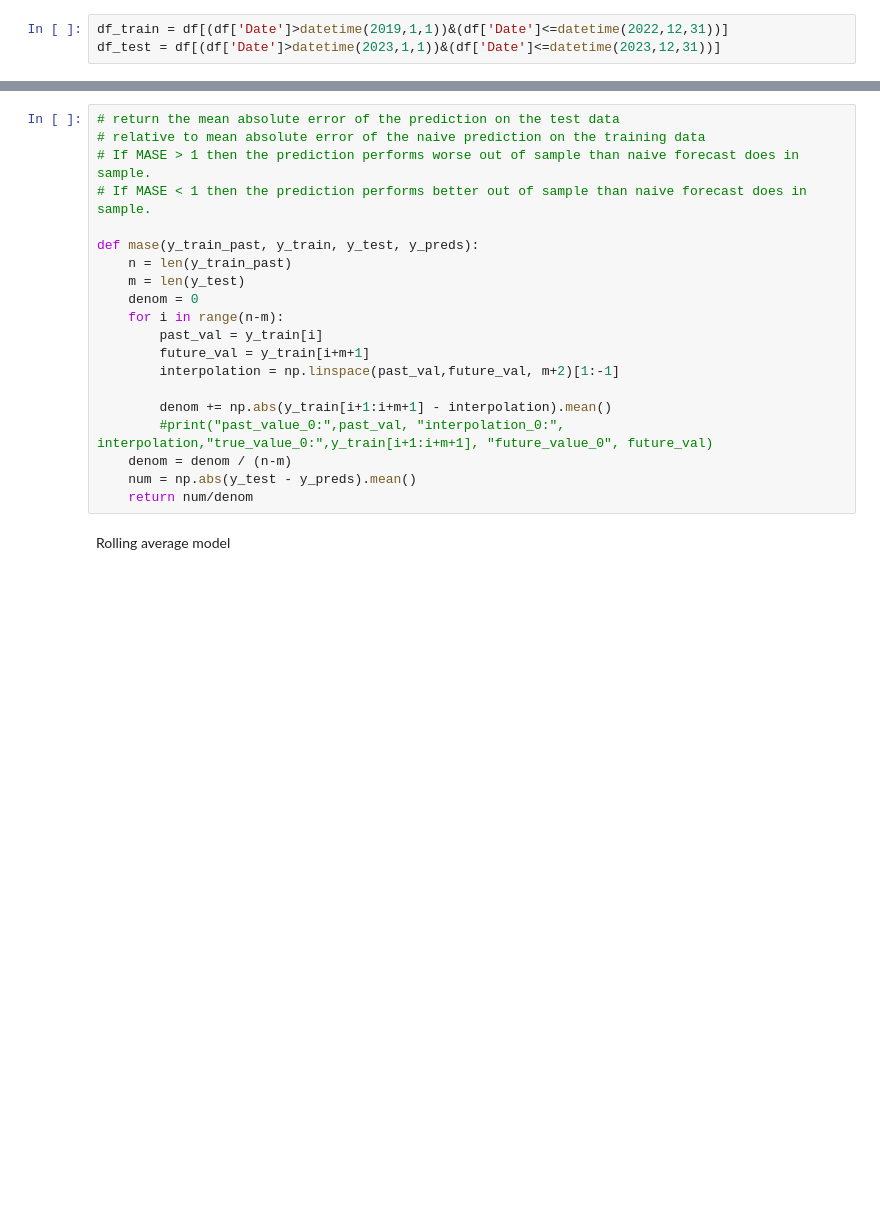
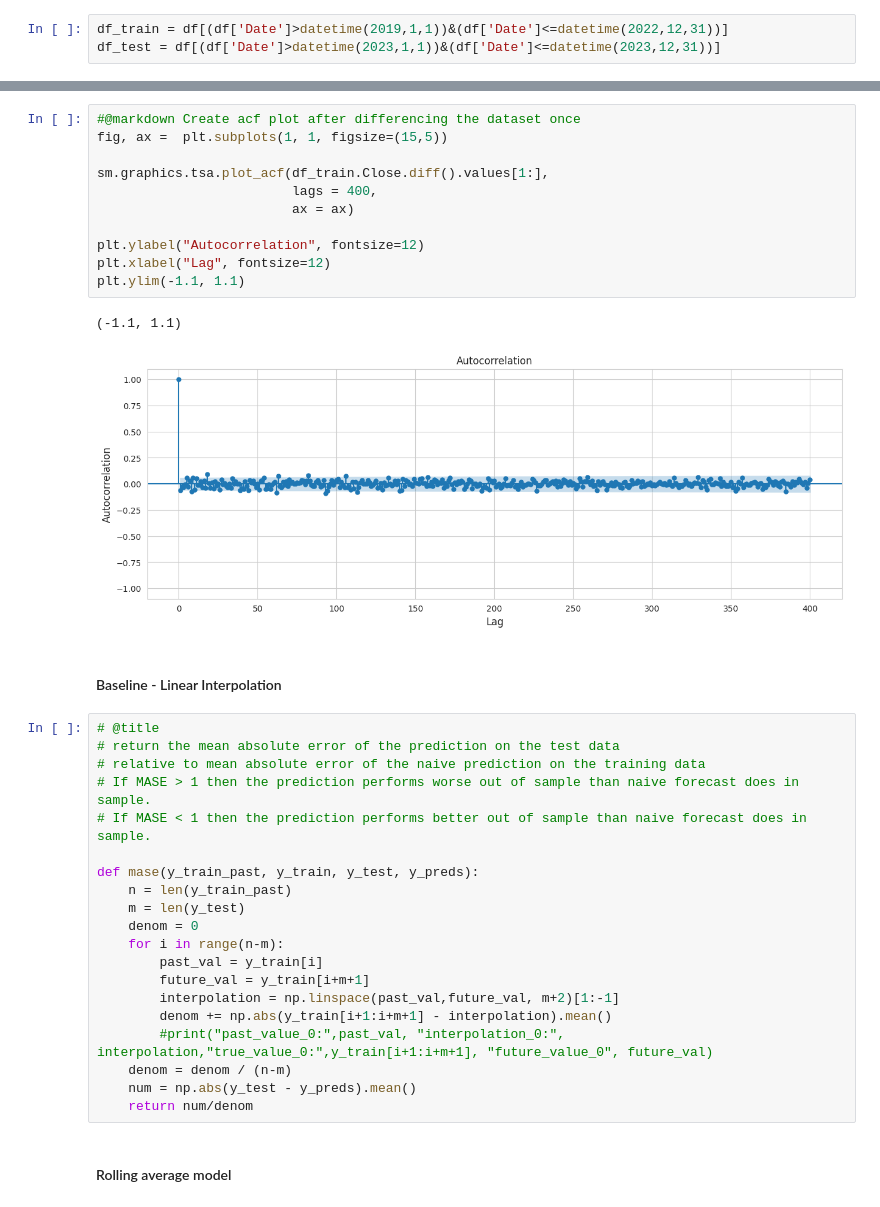
Before and after one commit to bootstrapM/erdos-may-2024-imputing-data, a Jupyter notebook: CarlosNotebooks/exploring_dataset.ipynb, the cells around one changed output, grey strips where cells are left out. Drawn from its saved outputs; the diff is of its cells as text; blank space fills up the shorter version.

```diff
--- a/CarlosNotebooks/exploring_dataset.ipynb
+++ b/CarlosNotebooks/exploring_dataset.ipynb
@@ -41,4 +85,21 @@ Baseline
+# %%
+#@markdown Create acf plot after differencing the dataset once
+fig, ax =  plt.subplots(1, 1, figsize=(15,5))
+
+sm.graphics.tsa.plot_acf(df_train.Close.diff().values[1:],
+                         lags = 400,
+                         ax = ax)
+
+plt.ylabel("Autocorrelation", fontsize=12)
+plt.xlabel("Lag", fontsize=12)
+plt.ylim(-1.1, 1.1)
+# %% [output]
+(-1.1, 1.1)
+[figure, added]
+# %% [markdown]
+#### Baseline - Linear Interpolation
 # %%
+# @title
 # return the mean absolute error of the prediction on the test data
 # relative to mean absolute error of the naive prediction on the training data
 # If MASE > 1 then the prediction performs worse out of sample than naive forecast does in sample.
@@ -52,12 +113,11 @@ def mase(y_train_past, y_train, y_test, y_preds):
         past_val = y_train[i]
         future_val = y_train[i+m+1]
         interpolation = np.linspace(past_val,future_val, m+2)[1:-1]
-
         denom += np.abs(y_train[i+1:i+m+1] - interpolation).mean()
         #print("past_value_0:",past_val, "interpolation_0:", interpolation,"true_value_0:",y_train[i+1:i+m+1], "future_value_0", future_val)
     denom = denom / (n-m)
     num = np.abs(y_test - y_preds).mean()
     return num/denom
 # %% [markdown]
-Rolling average model
+#### Rolling average model
 # %%
```
Also changed, not shown: parts of 27 cells of this notebook, 1 other file.
